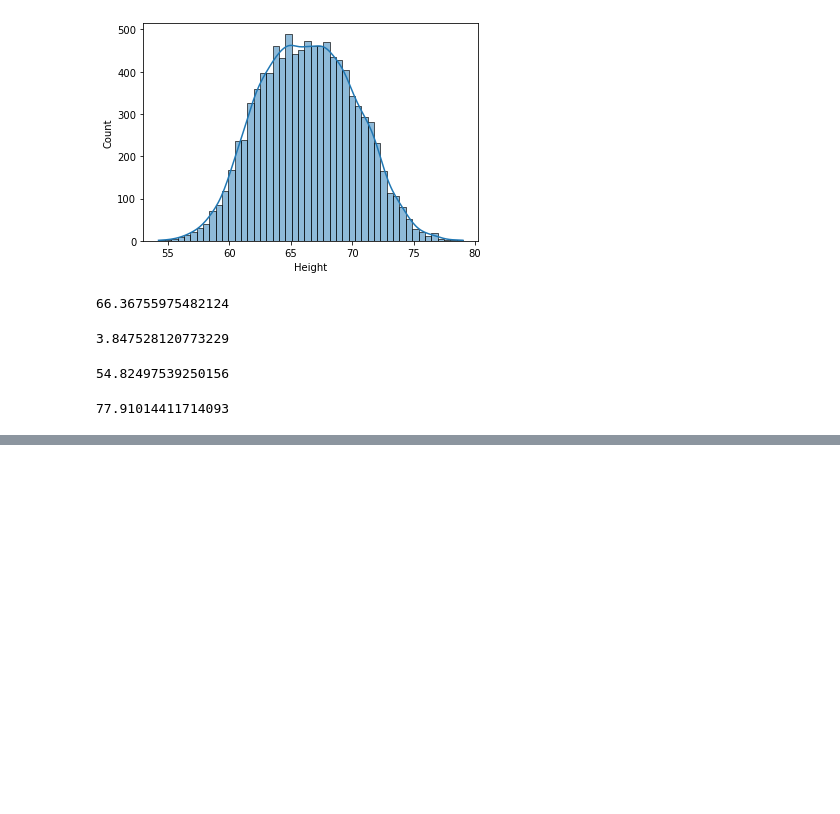
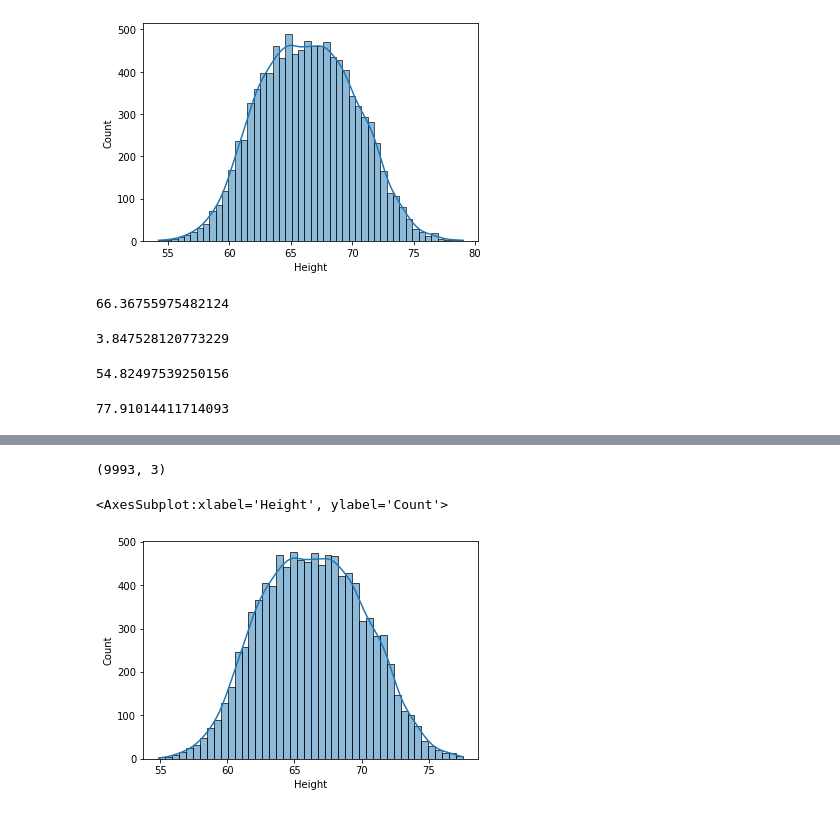
Before and after one commit to Shemnderitu/Statisticsfordatascience, a Jupyter notebook: Prac3.ipynb, the cells around one changed output, grey strips where cells are left out. Cells and saved outputs as stored; diff of their text form; code cells hidden in the pictures; blank space fills up the shorter version.

Commit message:
Clean data without outliers

```diff
--- a/Prac3.ipynb
+++ b/Prac3.ipynb
@@ -49,0 +63,12 @@ mean + 3 * std_dev
+# %%
+#To have a dataset without outliers
+df_no_outliers = df[(df.Height >= mean - 3 * std_dev) & (df.Height <= mean + 3 * std_dev)]
+df_no_outliers.shape
+# %% [output]
+(9993, 3)
+# %%
+#Cleaned histogram with outliers removed
+sn.histplot(df_no_outliers.Height, kde=True)
+# %% [output]
+<AxesSubplot:xlabel='Height', ylabel='Count'>
+[figure, added]
```
Also changed, not shown: parts of 1 cell of this notebook.
